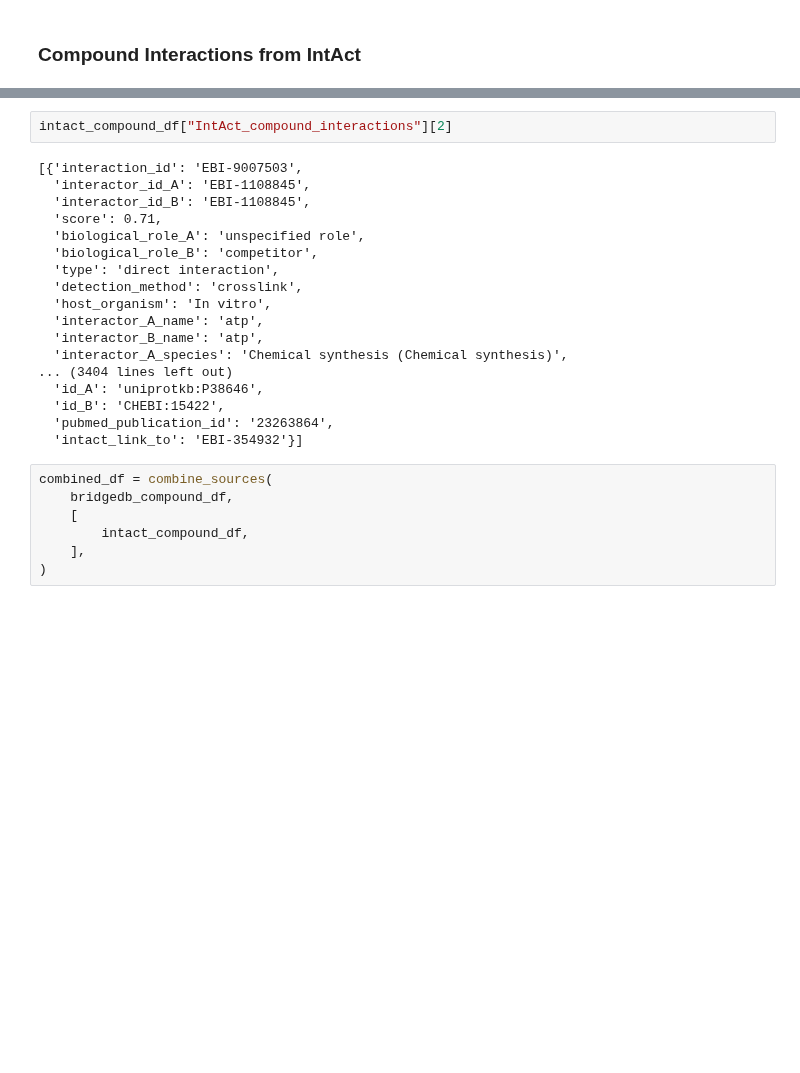
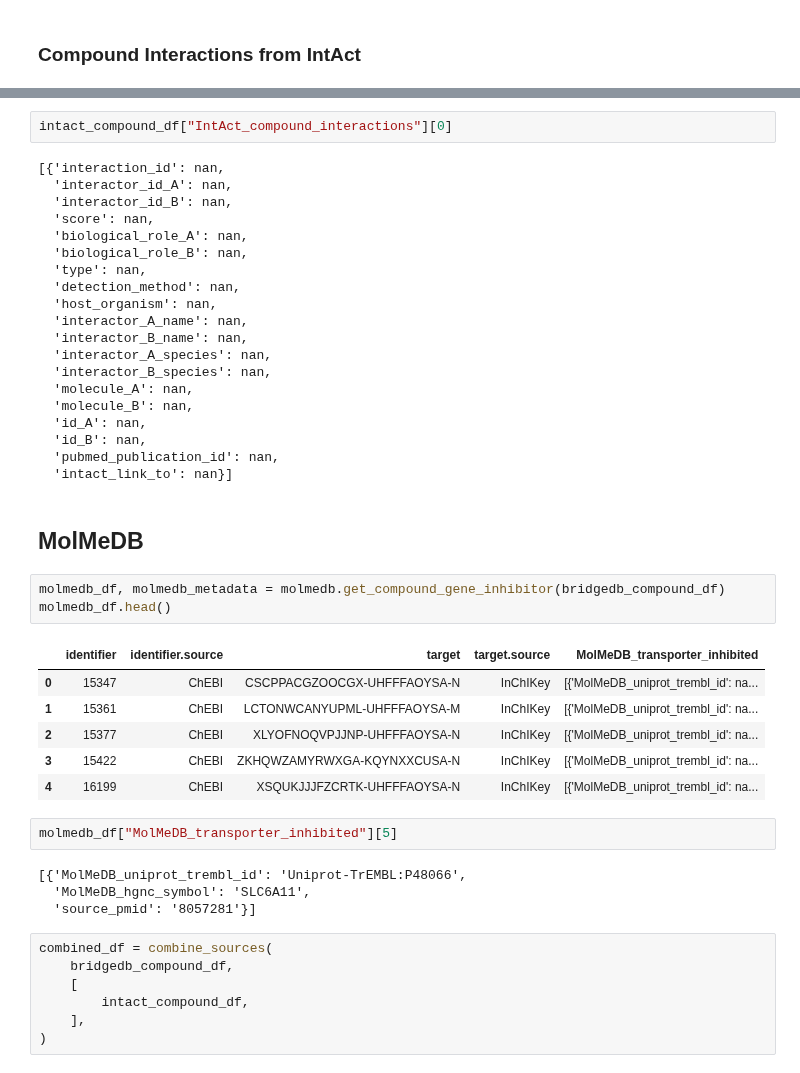
Before and after one commit to BioDataFuse/pyBiodatafuse, a Jupyter notebook: examples/test_compoundwiki.ipynb, the cells around one changed output, grey strips where cells are left out. Saved outputs shown, nothing was run; the diff lists cells and outputs as text; blank space fills up the shorter version.

```diff
--- a/examples/test_compoundwiki.ipynb
+++ b/examples/test_compoundwiki.ipynb
@@ -93,25 +93,45 @@ intact_compound_df.head(10)
 | 8 | 15347 | ChEBI | CHEBI:15347 | ChEBI | [{'interaction_id': nan, 'interac... |
 | 9 | 32952 | ChEBI | CHEBI:32952 | ChEBI | [{'interaction_id': nan, 'interac... |
 # %%
-intact_compound_df["IntAct_compound_interactions"][2]
+intact_compound_df["IntAct_compound_interactions"][0]
 # %% [output]
-[{'interaction_id': 'EBI-9007503',
-  'interactor_id_A': 'EBI-1108845',
-  'interactor_id_B': 'EBI-1108845',
-  'score': 0.71,
-  'biological_role_A': 'unspecified role',
-  'biological_role_B': 'competitor',
-  'type': 'direct interaction',
-  'detection_method': 'crosslink',
-  'host_organism': 'In vitro',
-  'interactor_A_name': 'atp',
-  'interactor_B_name': 'atp',
-  'interactor_A_species': 'Chemical synthesis (Chemical synthesis)',
-... (3404 lines left out)
-  'id_A': 'uniprotkb:P38646',
-  'id_B': 'CHEBI:15422',
-  'pubmed_publication_id': '23263864',
-  'intact_link_to': 'EBI-354932'}]
+[{'interaction_id': nan,
+  'interactor_id_A': nan,
+  'interactor_id_B': nan,
+  'score': nan,
+  'biological_role_A': nan,
+  'biological_role_B': nan,
+  'type': nan,
+  'detection_method': nan,
+  'host_organism': nan,
+  'interactor_A_name': nan,
+  'interactor_B_name': nan,
+  'interactor_A_species': nan,
+  'interactor_B_species': nan,
+  'molecule_A': nan,
+  'molecule_B': nan,
+  'id_A': nan,
+  'id_B': nan,
+  'pubmed_publication_id': nan,
+  'intact_link_to': nan}]
+# %% [markdown]
+## MolMeDB
+# %%
+molmedb_df, molmedb_metadata = molmedb.get_compound_gene_inhibitor(bridgedb_compound_df)
+molmedb_df.head()
+# %% [output]
+|  | identifier | identifier.source | target | target.source | MolMeDB_transporter_inhibited |
+| 0 | 15347 | ChEBI | CSCPPACGZOOCGX-UHFFFAOYSA-N | InChIKey | [{'MolMeDB_uniprot_trembl_id': na... |
+| 1 | 15361 | ChEBI | LCTONWCANYUPML-UHFFFAOYSA-M | InChIKey | [{'MolMeDB_uniprot_trembl_id': na... |
+| 2 | 15377 | ChEBI | XLYOFNOQVPJJNP-UHFFFAOYSA-N | InChIKey | [{'MolMeDB_uniprot_trembl_id': na... |
+| 3 | 15422 | ChEBI | ZKHQWZAMYRWXGA-KQYNXXCUSA-N | InChIKey | [{'MolMeDB_uniprot_trembl_id': na... |
+| 4 | 16199 | ChEBI | XSQUKJJJFZCRTK-UHFFFAOYSA-N | InChIKey | [{'MolMeDB_uniprot_trembl_id': na... |
+# %%
+molmedb_df["MolMeDB_transporter_inhibited"][5]
+# %% [output]
+[{'MolMeDB_uniprot_trembl_id': 'Uniprot-TrEMBL:P48066',
+  'MolMeDB_hgnc_symbol': 'SLC6A11',
+  'source_pmid': '8057281'}]
 # %%
 combined_df = combine_sources(
     bridgedb_compound_df,
```
Also changed, not shown: parts of 12 cells of this notebook.
